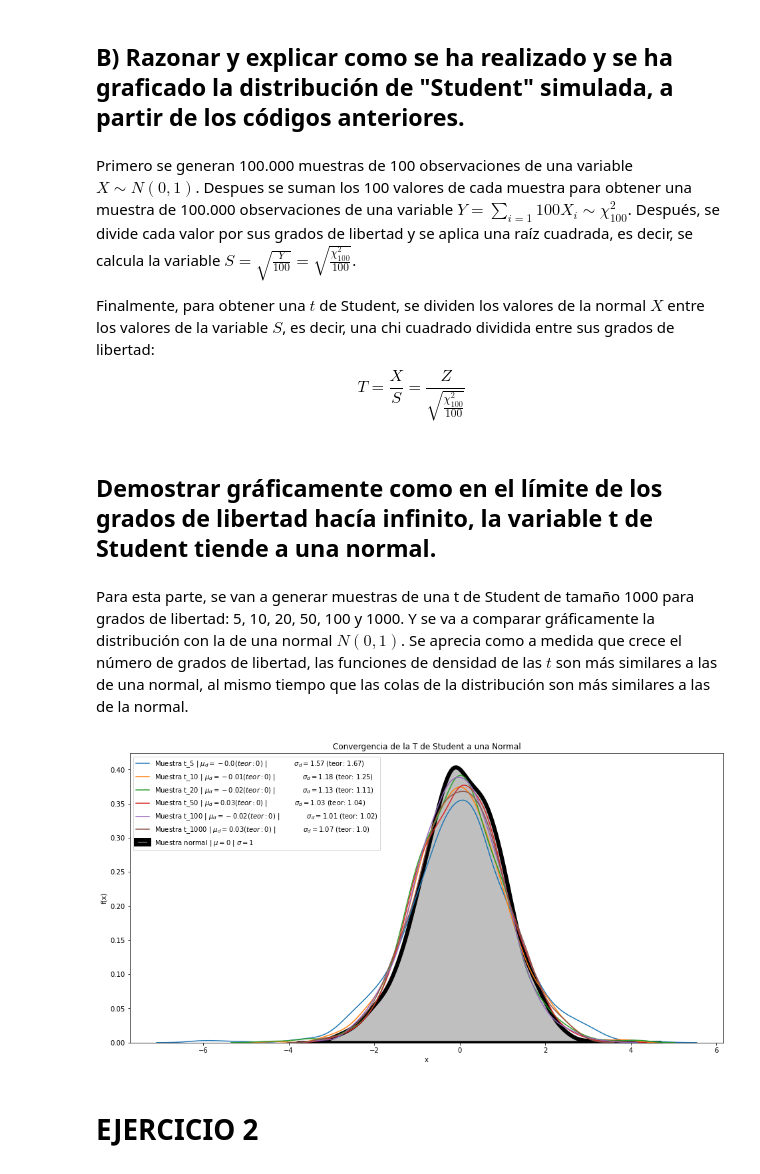
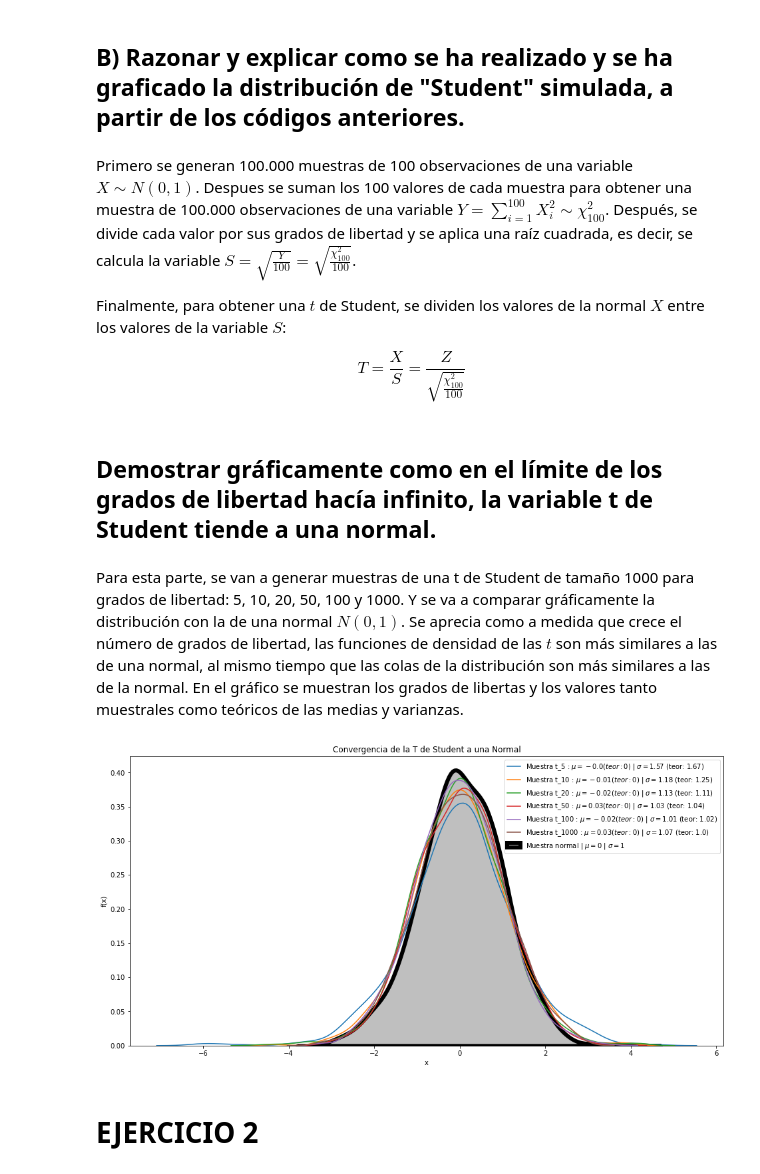
Before and after one commit to danielp2797/UAM-Big-Data-21-22, a Jupyter notebook: estadistica/practica2/perezefremovadaniel_p2.ipynb, the cells around one changed output. Saved outputs shown, nothing was run; the diff lists cells and outputs as text; code cells hidden in the pictures.

```diff
--- a/estadistica/practica2/perezefremovadaniel_p2.ipynb
+++ b/estadistica/practica2/perezefremovadaniel_p2.ipynb
@@ -110,42 +148,44 @@ plt.show()
 # %% [markdown]
 ## B) Razonar y explicar como se ha realizado y se ha graficado la distribución de "Student" simulada, a partir de los códigos anteriores.
 # %% [markdown]
-Primero se generan 100.000 muestras de 100 observaciones de una variable $X \sim N(0, 1)$. Despues se suman los 100 valores de cada muestra para obtener una muestra de 100.000 observaciones de una variable $Y = \sum_{i=1}{100}{X_i} \sim \chi^2_{100}$. Después, se divide cada valor por sus grados de libertad y se aplica una raíz cuadrada, es decir, se calcula la variable $S = \sqrt{\frac{Y}{100}} = \sqrt{\frac{\chi^2_{100}}{100}}$.
+Primero se generan 100.000 muestras de 100 observaciones de una variable $X \sim N(0, 1)$. Despues se suman los 100 valores de cada muestra para obtener una muestra de 100.000 observaciones de una variable $Y = \sum_{i=1}^{100}{X_i^2} \sim \chi^2_{100}$. Después, se divide cada valor por sus grados de libertad y se aplica una raíz cuadrada, es decir, se calcula la variable $S = \sqrt{\frac{Y}{100}} = \sqrt{\frac{\chi^2_{100}}{100}}$.
 
-Finalmente, para obtener una $t$ de Student, se dividen los valores de la normal $X$ entre los valores de la variable $S$, es decir, una chi cuadrado dividida entre sus grados de libertad:
+Finalmente, para obtener una $t$ de Student, se dividen los valores de la normal $X$ entre los valores de la variable $S$:
+
 $$T = \frac{X}{S} = \frac{Z}{\sqrt{\frac{\chi^2_{100}}{100}}}$$
 # %% [markdown]
 ## Demostrar gráficamente como en el límite de los grados de libertad hacía infinito, la variable t de Student tiende a una normal.
 # %% [markdown]
-Para esta parte, se van a generar muestras de una t de Student de tamaño 1000 para grados de libertad: 5, 10, 20, 50, 100 y 1000. Y se va a comparar gráficamente la distribución con la de una normal $N(0,1)$. Se aprecia como a medida que crece el número de grados de libertad, las funciones de densidad de las $t$ son más similares a las de una normal, al mismo tiempo que las colas de la distribución son más similares a las de la normal.
+Para esta parte, se van a generar muestras de una t de Student de tamaño 1000 para grados de libertad: 5, 10, 20, 50, 100 y 1000. Y se va a comparar gráficamente la distribución con la de una normal $N(0,1)$. Se aprecia como a medida que crece el número de grados de libertad, las funciones de densidad de las $t$ son más similares a las de una normal, al mismo tiempo que las colas de la distribución son más similares a las de la normal. En el gráfico se muestran los grados de libertas y los valores tanto muestrales como teóricos de las medias y varianzas.
 # %%
+import seaborn as sns
+
 np.random.seed(1)
 size=1000
 samples = []
 df = [5, 10, 20, 50, 100, 1000]
 mu, sigma = 0, 1
 normal_sample = np.random.normal(mu, sigma, size)
 
 plt.figure(figsize=(16,8))
 
 means, sigmas = [], []
 for d in df:
     sample=np.random.standard_t(df=d, size=size)
     samples.append(sample), means.append(np.mean(sample)), sigmas.append(np.var(sample))
 
 for sample in samples:
 
     sns.kdeplot(sample)
 
 sns.kdeplot(normal_sample, fill=True, color='black', linewidth=6)
 
-plt.legend([f'Muestra t_{d} | $\mu_d={round(means[ind], 2)} (teor: {0})$ | \
-            $\sigma_d={round(sigmas[ind], 2)}$ (teor: {round(d/(d-2), 2)})' for ind, d in enumerate(df)]+['Muestra normal | $\mu=0$ | $\sigma=1$'])
+plt.legend([f'Muestra t_{d} : $\mu={round(means[ind], 2)} (teor: {0})$ | $\sigma={round(sigmas[ind], 2)}$ (teor: {round(d/(d-2), 2)})' for ind, d in enumerate(df)]+['Muestra normal | $\mu=0$ | $\sigma=1$'])
 plt.title('Convergencia de la T de Student a una Normal')
 plt.xlabel('x')
 plt.ylabel('f(x)')
 plt.show()
 # %% [output]
-[figure, old version]
+[figure, new version]
 # %% [markdown]
 # EJERCICIO 2
```
Also changed, not shown: parts of 22 cells of this notebook.
